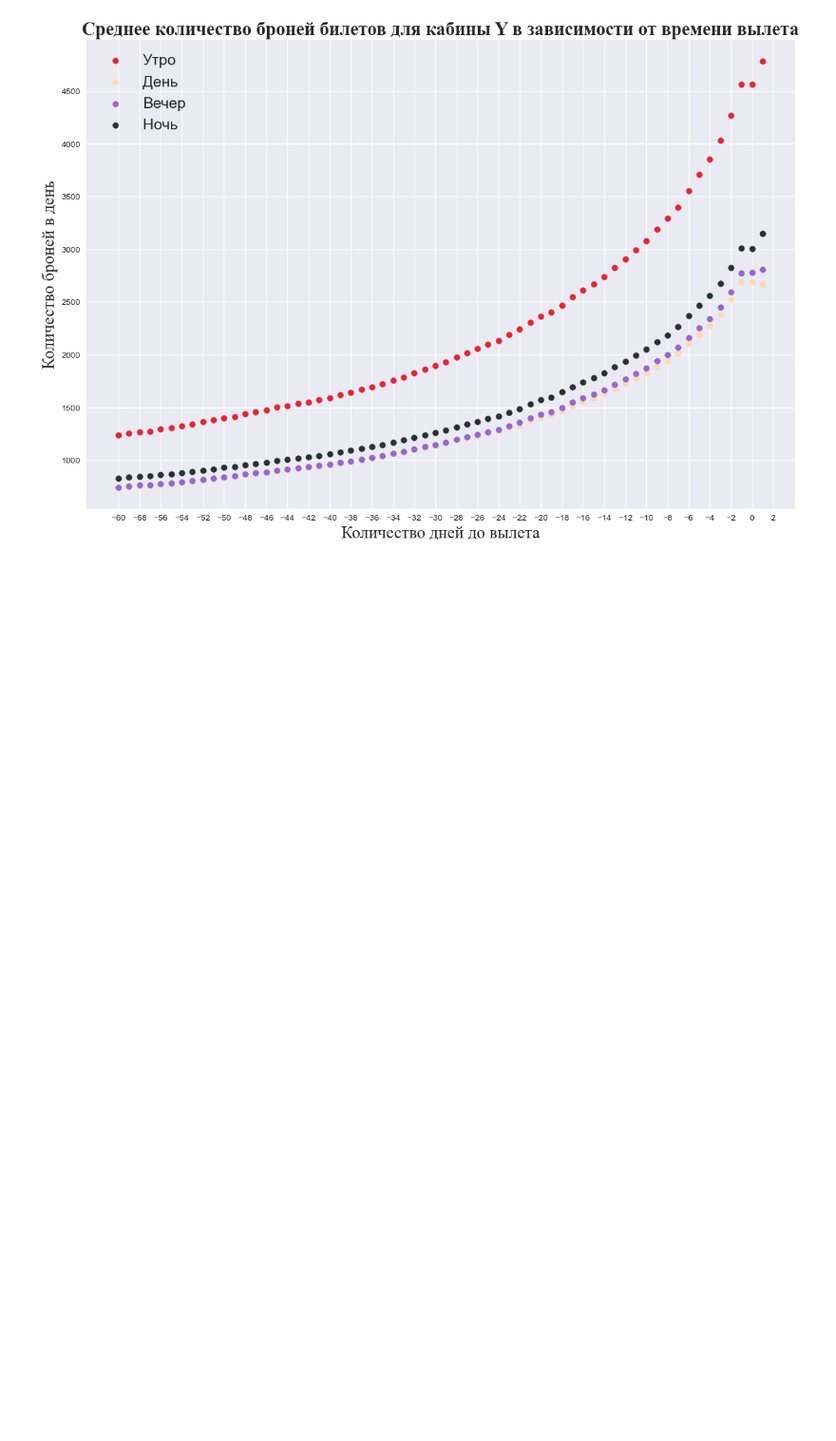
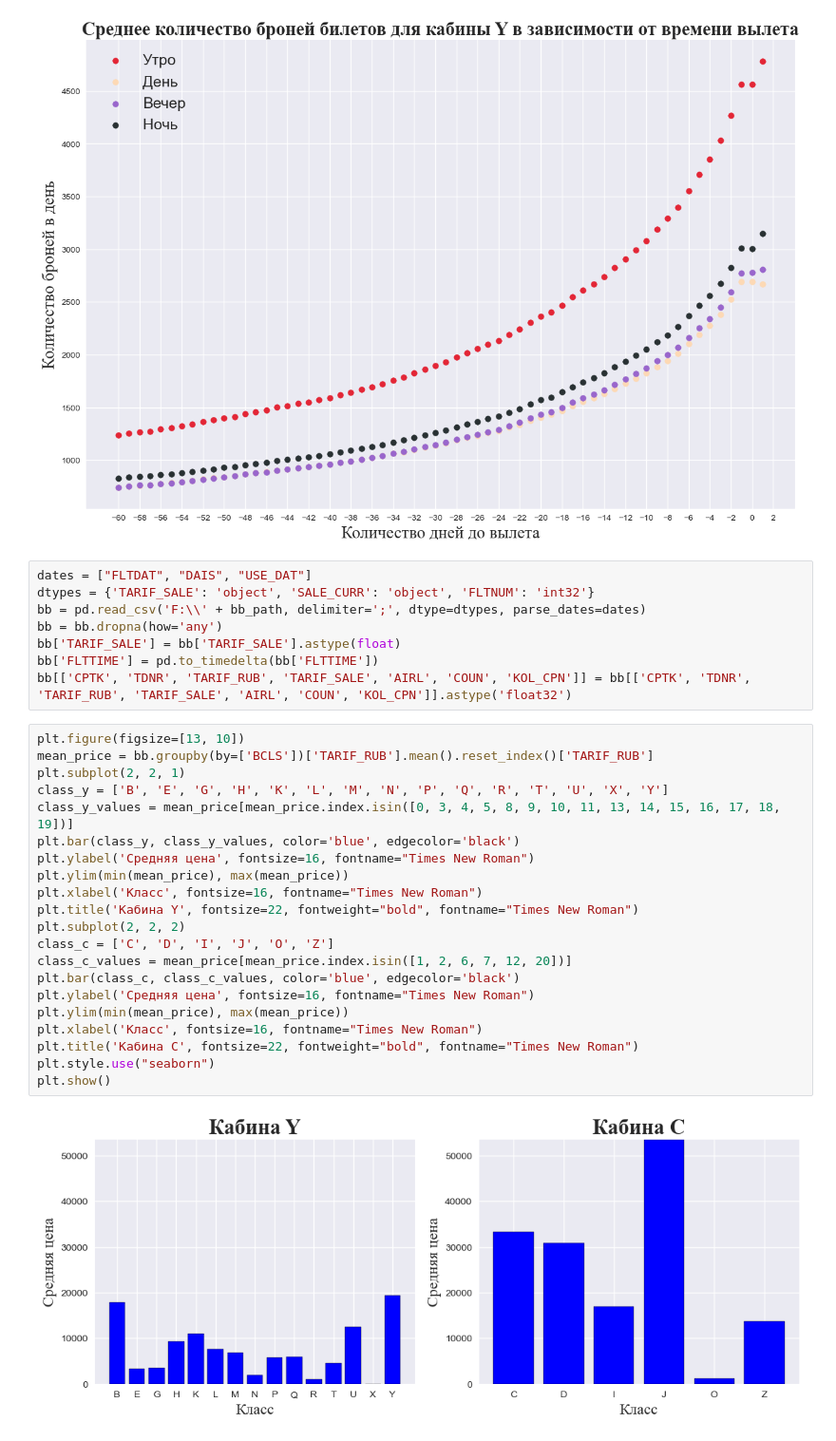
Before and after one commit to Flyer-DM/aeroflot_ML, a Jupyter notebook: визуальная статистика.ipynb, the cells around one changed output. Shown at 95% size. Saved outputs shown, nothing was run; the diff lists cells and outputs as text; blank space fills up the shorter version.

Commit message:
Графики средних цен по разным кабинам

```diff
--- a/распределение броней.ipynb
+++ b/визуальная статистика.ipynb
@@ -280,3 +280,34 @@ plt.legend(fontsize=18, shadow=True)
 plt.show()
 # %% [output]
 [figure]
+# %%
+dates = ["FLTDAT", "DAIS", "USE_DAT"]
+dtypes = {'TARIF_SALE': 'object', 'SALE_CURR': 'object', 'FLTNUM': 'int32'}
+bb = pd.read_csv('F:\\' + bb_path, delimiter=';', dtype=dtypes, parse_dates=dates)
+bb = bb.dropna(how='any')
+bb['TARIF_SALE'] = bb['TARIF_SALE'].astype(float)
+bb['FLTTIME'] = pd.to_timedelta(bb['FLTTIME'])
+bb[['CPTK', 'TDNR', 'TARIF_RUB', 'TARIF_SALE', 'AIRL', 'COUN', 'KOL_CPN']] = bb[['CPTK', 'TDNR', 'TARIF_RUB', 'TARIF_SALE', 'AIRL', 'COUN', 'KOL_CPN']].astype('float32')
+# %%
+plt.figure(figsize=[13, 10])
+mean_price = bb.groupby(by=['BCLS'])['TARIF_RUB'].mean().reset_index()['TARIF_RUB']
+plt.subplot(2, 2, 1)
+class_y = ['B', 'E', 'G', 'H', 'K', 'L', 'M', 'N', 'P', 'Q', 'R', 'T', 'U', 'X', 'Y']
+class_y_values = mean_price[mean_price.index.isin([0, 3, 4, 5, 8, 9, 10, 11, 13, 14, 15, 16, 17, 18, 19])]
+plt.bar(class_y, class_y_values, color='blue', edgecolor='black')
+plt.ylabel('Средняя цена', fontsize=16, fontname="Times New Roman")
+plt.ylim(min(mean_price), max(mean_price))
+plt.xlabel('Класс', fontsize=16, fontname="Times New Roman")
+plt.title('Кабина Y', fontsize=22, fontweight="bold", fontname="Times New Roman")
+plt.subplot(2, 2, 2)
+class_c = ['C', 'D', 'I', 'J', 'O', 'Z']
+class_c_values = mean_price[mean_price.index.isin([1, 2, 6, 7, 12, 20])]
+plt.bar(class_c, class_c_values, color='blue', edgecolor='black')
+plt.ylabel('Средняя цена', fontsize=16, fontname="Times New Roman")
+plt.ylim(min(mean_price), max(mean_price))
+plt.xlabel('Класс', fontsize=16, fontname="Times New Roman")
+plt.title('Кабина C', fontsize=22, fontweight="bold", fontname="Times New Roman")
+plt.style.use("seaborn")
+plt.show()
+# %% [output]
+[figure, added]
```
Also changed, not shown: parts of 1 cell of this notebook.
